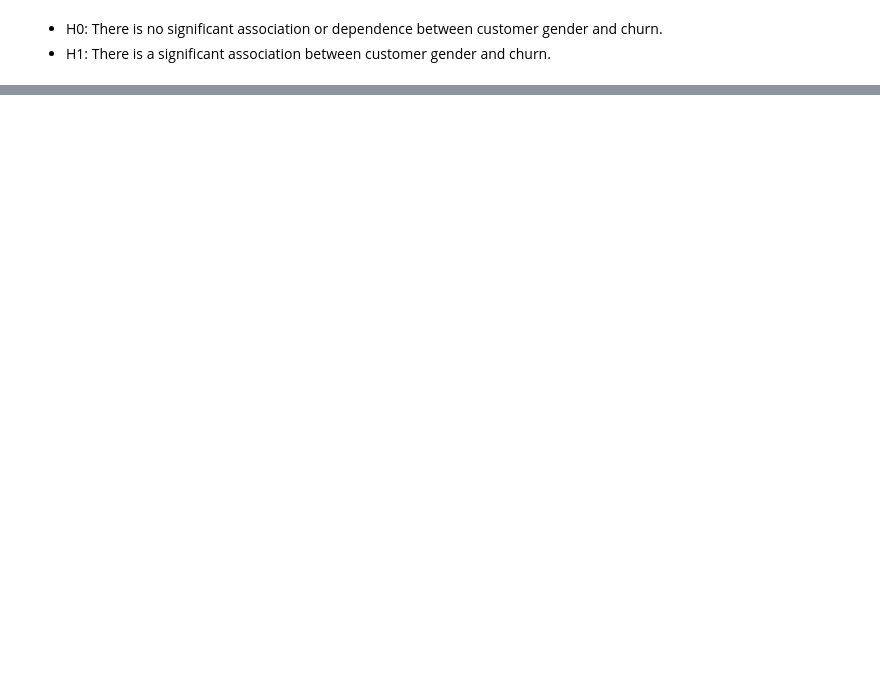
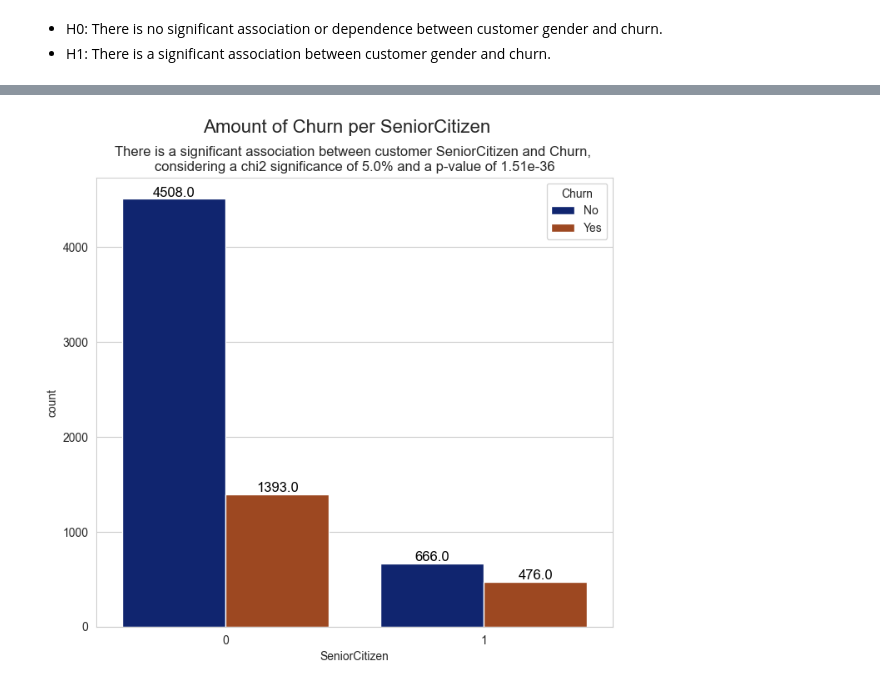
Before and after one commit to Gbrlmoraes/telecom_churn_prediction, a Jupyter notebook: notebooks/exploratory_data_analysis.ipynb, the cells around one changed output, grey strips where cells are left out. Saved outputs shown, nothing was run; the diff lists cells and outputs as text; code cells hidden in the pictures; blank space fills up the shorter version.

```diff
--- a/notebooks/exploratory_data_analysis.ipynb
+++ b/notebooks/exploratory_data_analysis.ipynb
@@ -108,0 +173,4 @@ considering a significance of: 0.05 and a p-value of: 4.87e-01
+# %%
+check_qualitative_variable(variable = 'SeniorCitizen', data = df)
+# %% [output]
+[figure, added]
```
Also changed, not shown: parts of 7 cells of this notebook.
